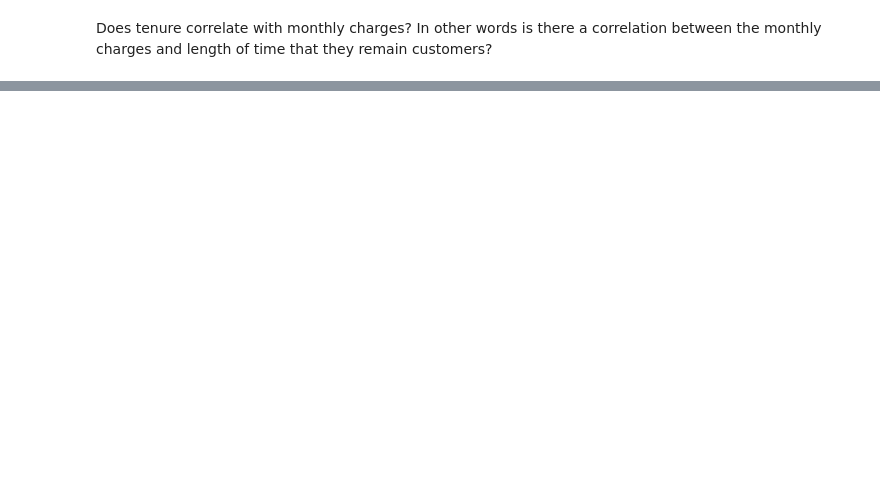
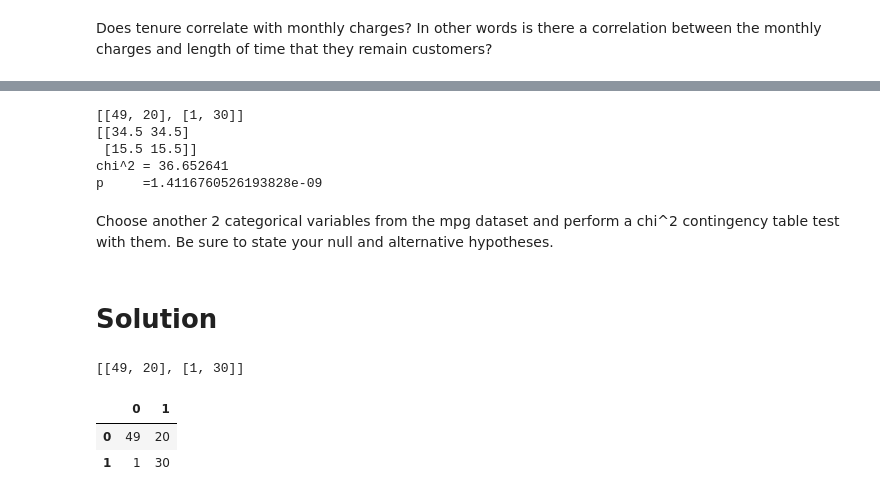
Before and after one commit to Esayas-Asefa/statistics-exercises, a Jupyter notebook: hypothesis_testing.ipynb, the cells around one changed output, grey strips where cells are left out. Saved outputs shown, nothing was run; the diff lists cells and outputs as text; code cells hidden in the pictures; blank space fills up the shorter version.

```diff
--- a/hypothesis_testing.ipynb
+++ b/hypothesis_testing.ipynb
@@ -387,0 +484,26 @@ memory usage: 130.2 MB
+# %%
+print(observed)
+print(expected)
+print(f'chi^2 = {chi2:4f}')
+print(f'p     ={p}')
+# %% [output]
+[[49, 20], [1, 30]]
+[[34.5 34.5]
+ [15.5 15.5]]
+chi^2 = 36.652641
+p     =1.4116760526193828e-09
+# %% [markdown]
+Choose another 2 categorical variables from the mpg dataset and perform a chi^2 contingency table test with them. Be sure to state your null and alternative hypotheses.
+# %% [markdown]
+# Solution
+# %%
+observed = [[49, 20],[1,30]]
+observed
+# %% [output]
+[[49, 20], [1, 30]]
+# %%
+pd.DataFrame(observed)
+# %% [output]
+|  | 0 | 1 |
+| 0 | 49 | 20 |
+| 1 | 1 | 30 |
```
Also changed, not shown: parts of 80 cells of this notebook, 3 other files.
